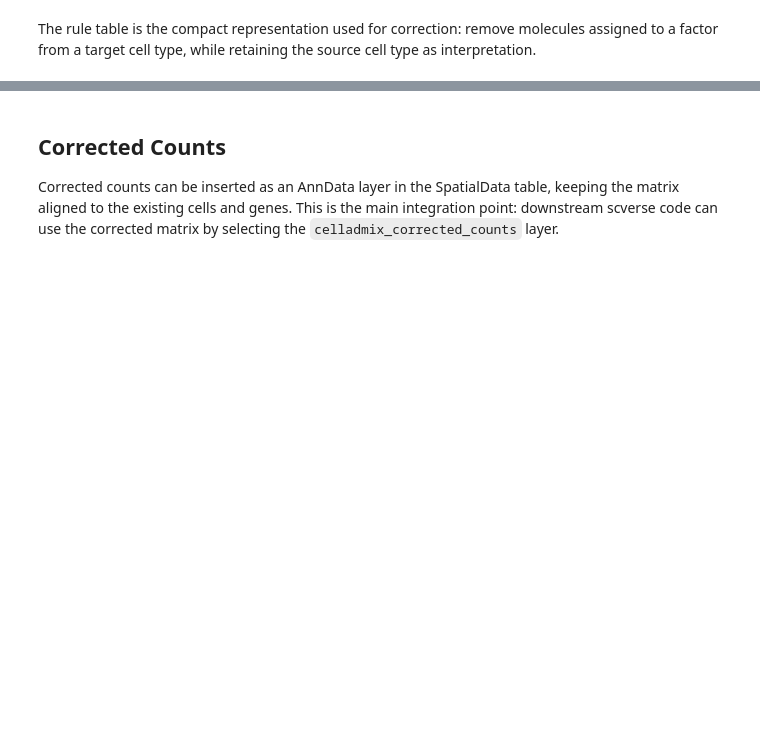
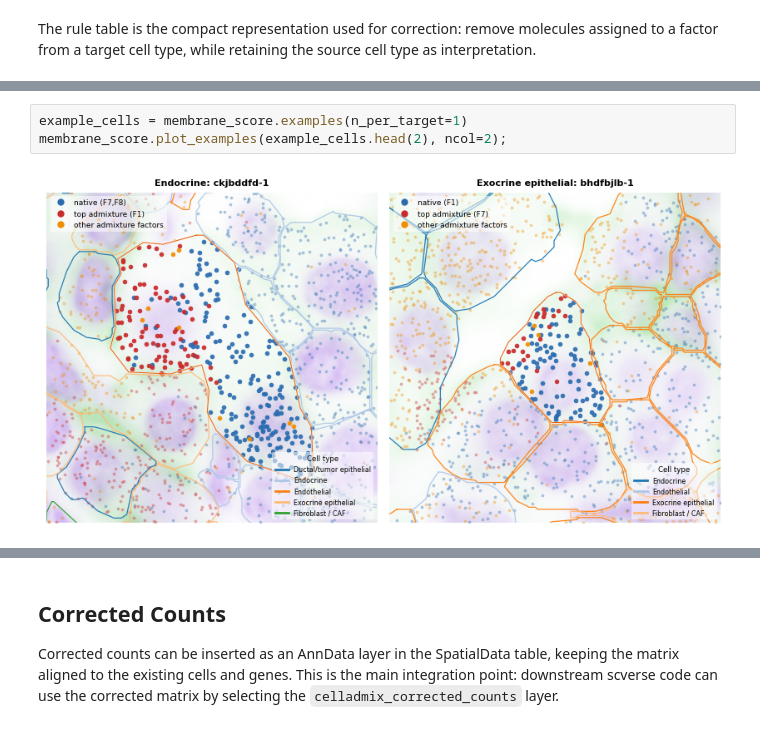
Before and after one commit to kharchenkolab/cellAdmix-core, a Jupyter notebook: examples/xenium_pancreas_membrane_377_full/pancreas_spatialdata_integration.ipynb, the cells around one changed output, grey strips where cells are left out. Saved outputs shown, nothing was run; the diff lists cells and outputs as text; blank space fills up the shorter version.

```diff
--- a/examples/xenium_pancreas_membrane_377_full/pancreas_spatialdata_integration.ipynb
+++ b/examples/xenium_pancreas_membrane_377_full/pancreas_spatialdata_integration.ipynb
@@ -167,0 +170,5 @@ rules[["factor", "source_cell_type", "target_cell_type", "p_value"]].head()
+# %%
+example_cells = membrane_score.examples(n_per_target=1)
+membrane_score.plot_examples(example_cells.head(2), ncol=2);
+# %% [output]
+[figure, added]
```
Also changed, not shown: parts of 12 cells of this notebook.
